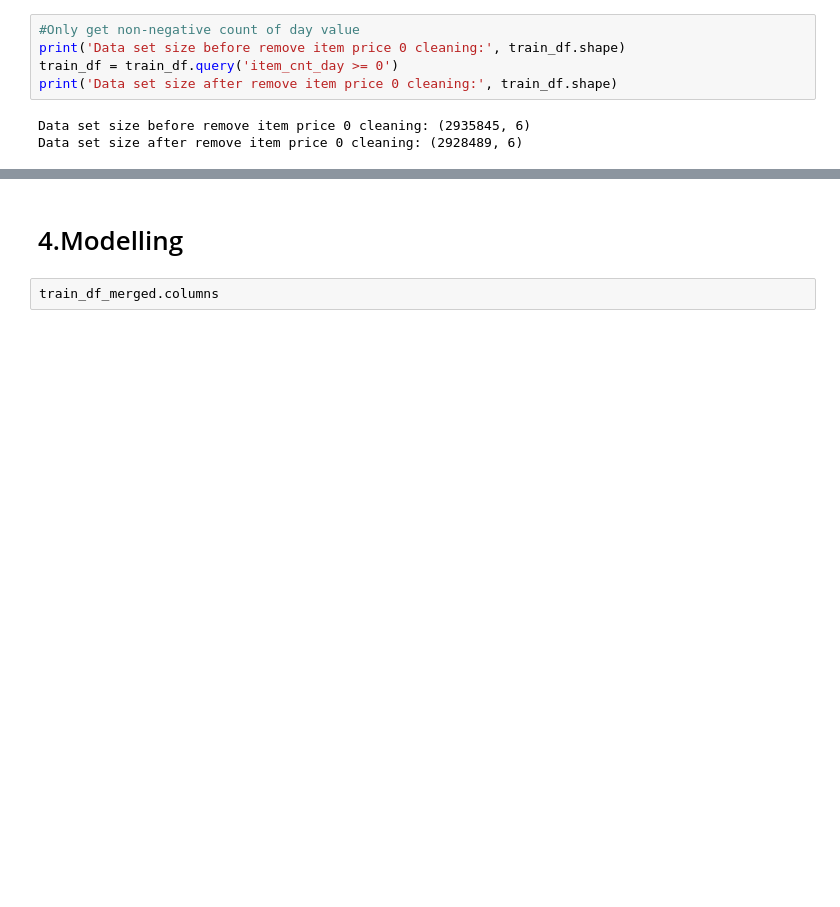
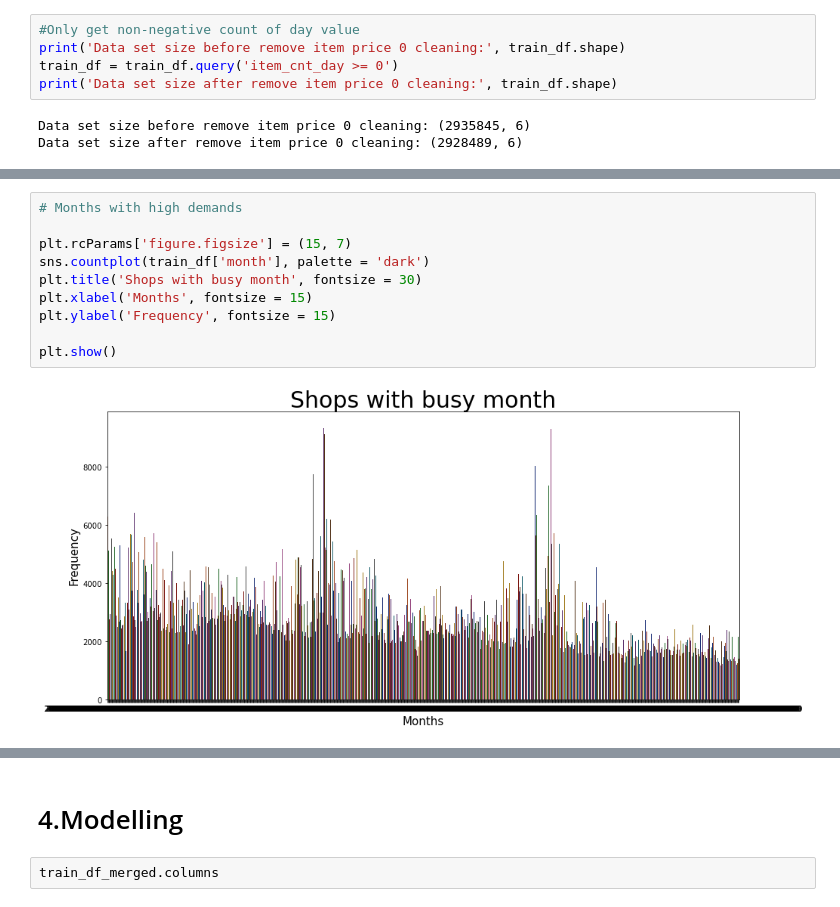
Before and after one commit to sarumaha/predict_future_sales_kaggle, a Jupyter notebook: analysis.ipynb, the cells around one changed output, grey strips where cells are left out. Saved outputs shown, nothing was run; the diff lists cells and outputs as text; blank space fills up the shorter version.

```diff
--- a/analysis.ipynb
+++ b/analysis.ipynb
@@ -221,0 +215,12 @@ It tooks:  25 seconds to run
+# %%
+# Months with high demands
+
+plt.rcParams['figure.figsize'] = (15, 7)
+sns.countplot(train_df['month'], palette = 'dark')
+plt.title('Shops with busy month', fontsize = 30)
+plt.xlabel('Months', fontsize = 15)
+plt.ylabel('Frequency', fontsize = 15)
+
+plt.show()
+# %% [output]
+[figure, added]
```
Also changed, not shown: parts of 19 cells of this notebook.
